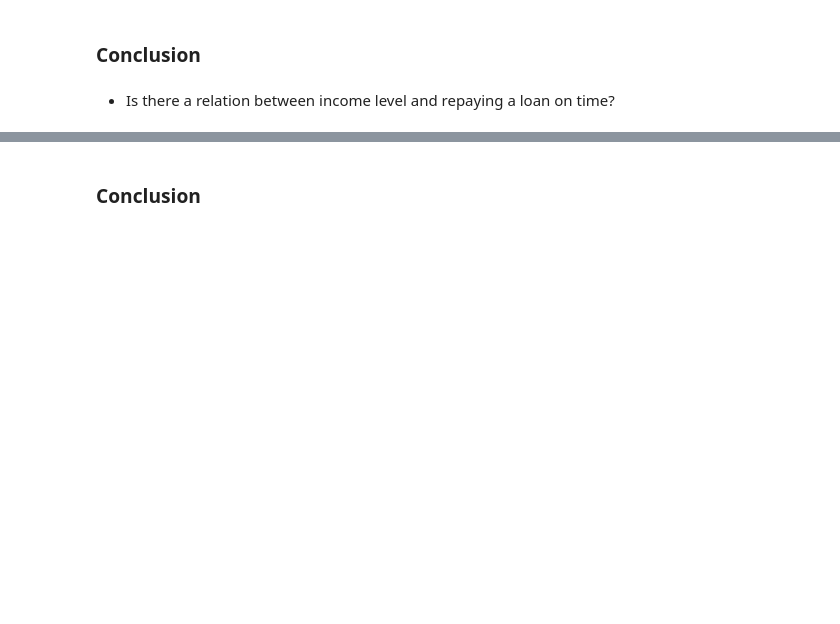
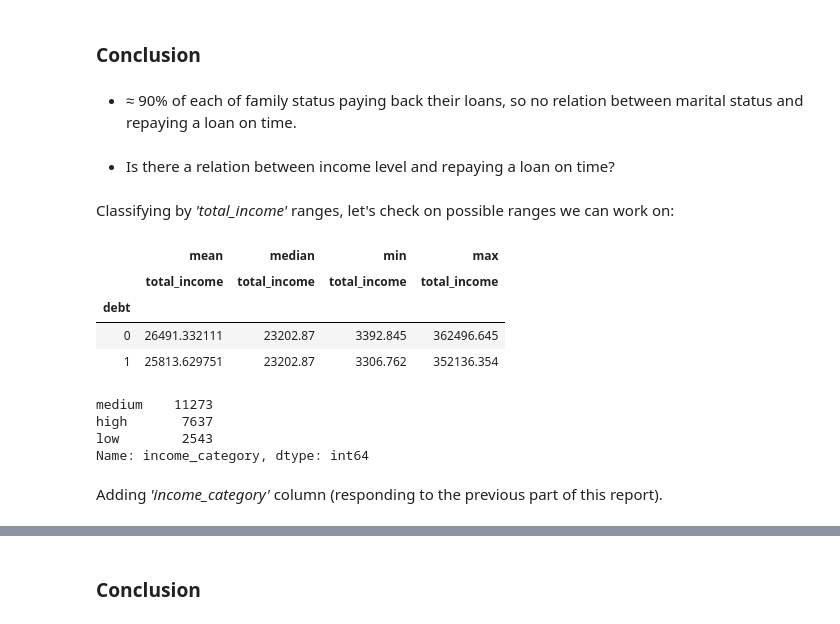
Before and after one commit to hibatallahk/Credit_Scoring_Data_Analysis, a Jupyter notebook: borrowersrisk.ipynb, the cells around one changed output, grey strips where cells are left out. Saved outputs shown, nothing was run; the diff lists cells and outputs as text; code cells hidden in the pictures; blank space fills up the shorter version.

```diff
--- a/borrowersrisk.ipynb
+++ b/borrowersrisk.ipynb
@@ -513,4 +717,33 @@ credit_scoring.drop_duplicates([''])
 # %% [markdown]
 ### Conclusion
+# %% [markdown]
+-  ≈ 90% of each of family status paying back their loans, so no relation between marital status and repaying a loan on time.
 # %% [markdown]
 - Is there a relation between income level and repaying a loan on time?
+# %% [markdown]
+Classifying by *'total_income'* ranges, let's check on possible ranges we can work on:
+# %%
+credit_scoring.pivot_table(values='total_income',index='debt', aggfunc=['mean','median','min','max'])
+# %% [output]
+|  | mean | median | min | max |
+|  | total_income | total_income | total_income | total_income |
+| debt |  |  |  |  |
+| 0 | 26491.332111 | 23202.87 | 3392.845 | 362496.645 |
+| 1 | 25813.629751 | 23202.87 | 3306.762 | 352136.354 |
+# %%
+def categorizing_income(income_nbr):
+    if income_nbr >= 3306.762 and income_nbr <= 13202.87:
+        return 'low'
+    if income_nbr > 13202.87 and income_nbr <= 26491.332111:
+        return 'medium'
+    if income_nbr > 26491.332111:
+        return 'high'
+credit_scoring['income_category'] = credit_scoring['total_income'].apply(categorizing_income)
+print(credit_scoring['income_category'].value_counts())
+# %% [output]
+medium    11273
+high       7637
+low        2543
+Name: income_category, dtype: int64
+# %% [markdown]
+Adding *'income_category'* column (responding to the previous part of this report).
```
Also changed, not shown: parts of 58 cells of this notebook.
